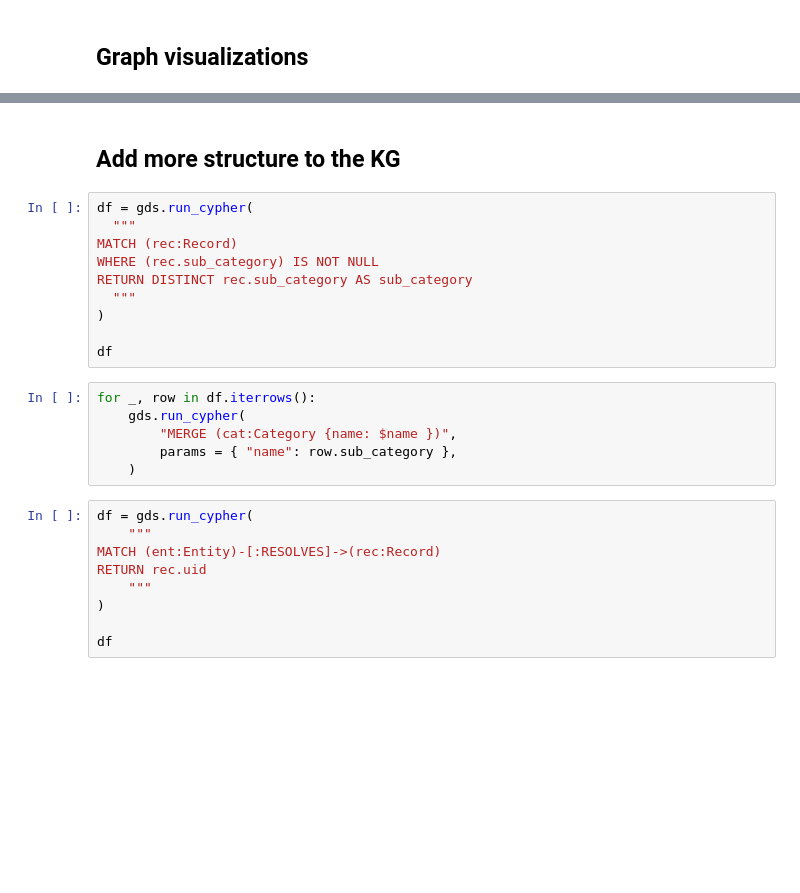
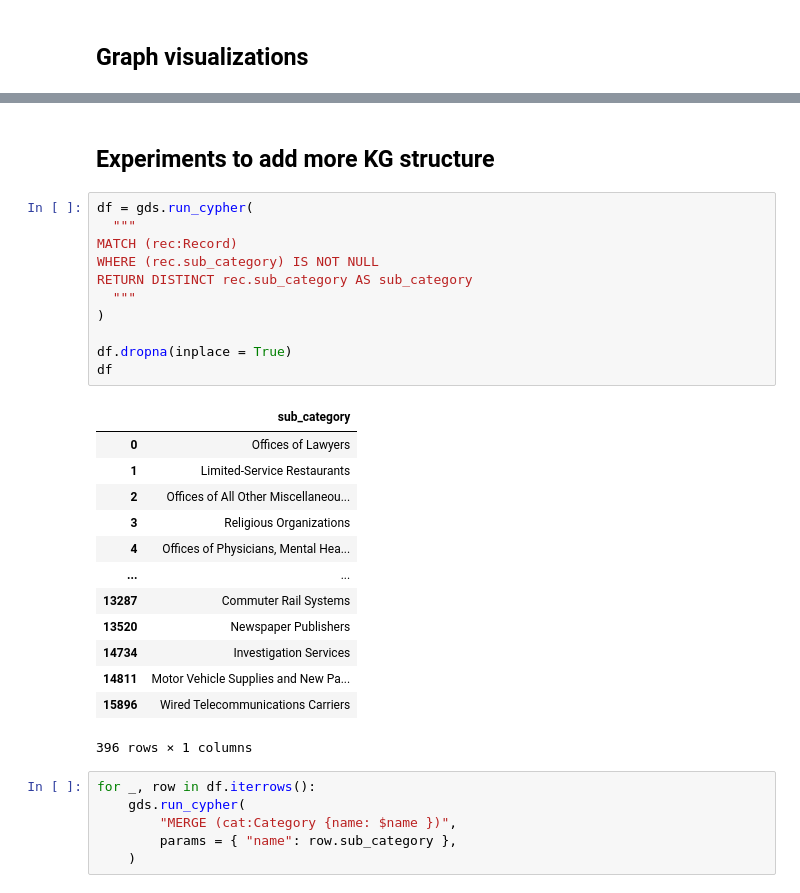
Before and after one commit to DerwenAI/ERKG, a Jupyter notebook: graph.ipynb, the cells around one changed output, grey strips where cells are left out. Cells and saved outputs as stored; diff of their text form; blank space fills up the shorter version.

```diff
--- a/graph.ipynb
+++ b/graph.ipynb
@@ -331,27 +340,33 @@ net.show("vegas.2.html")
-# %% [markdown]
-## Add more structure to the KG
+# %% [markdown]
+## Experiments to add more KG structure
 # %%
 df = gds.run_cypher(
   """
 MATCH (rec:Record)
 WHERE (rec.sub_category) IS NOT NULL
 RETURN DISTINCT rec.sub_category AS sub_category
   """
 )
 
+df.dropna(inplace = True)
 df
+# %% [output]
+|  | sub_category |
+| 0 | Offices of Lawyers |
+| 1 | Limited-Service Restaurants |
+| 2 | Offices of All Other Miscellaneou... |
+| 3 | Religious Organizations |
+| 4 | Offices of Physicians, Mental Hea... |
+| ... | ... |
+| 13287 | Commuter Rail Systems |
+| 13520 | Newspaper Publishers |
+| 14734 | Investigation Services |
+| 14811 | Motor Vehicle Supplies and New Pa... |
+| 15896 | Wired Telecommunications Carriers |
+396 rows × 1 columns
 # %%
 for _, row in df.iterrows():
     gds.run_cypher(
         "MERGE (cat:Category {name: $name })",
         params = { "name": row.sub_category },
     )
-# %%
-df = gds.run_cypher(
-    """
-MATCH (ent:Entity)-[:RESOLVES]->(rec:Record)
-RETURN rec.uid
-    """
-)
-
-df
```
Also changed, not shown: parts of 3 cells of this notebook, 4 other files.
